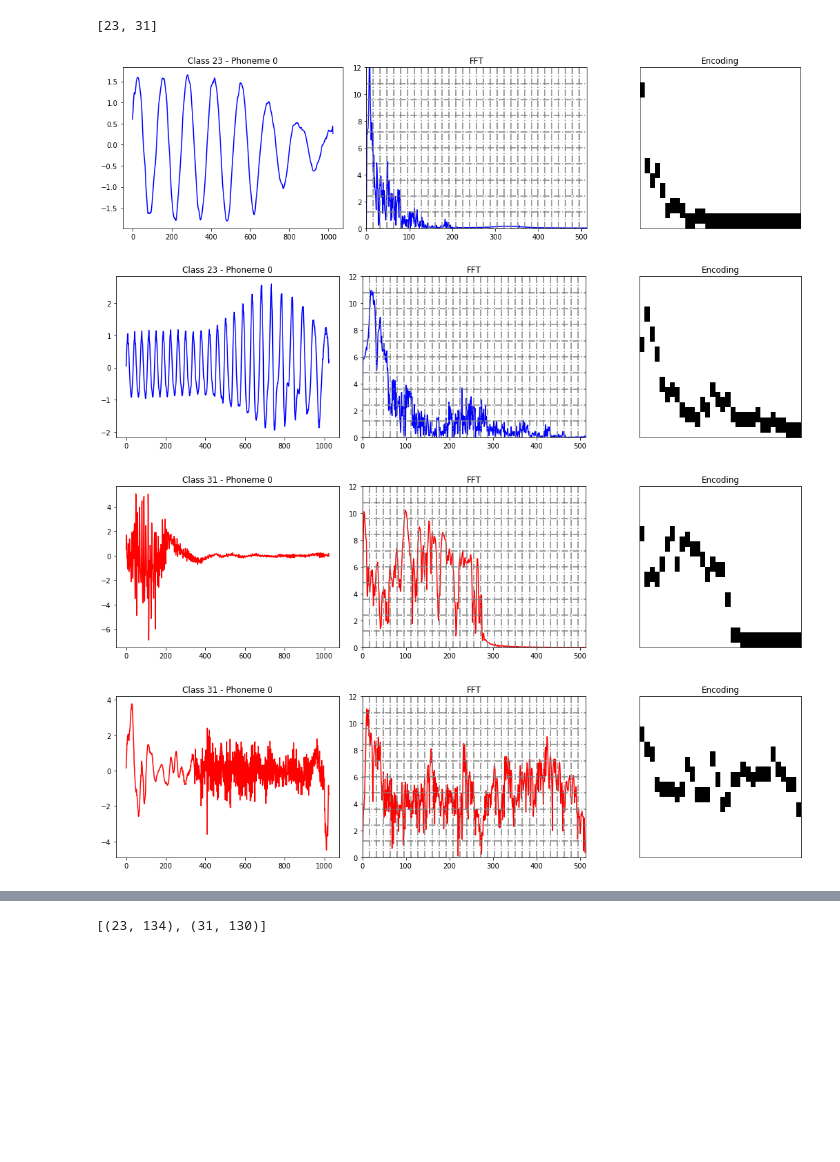
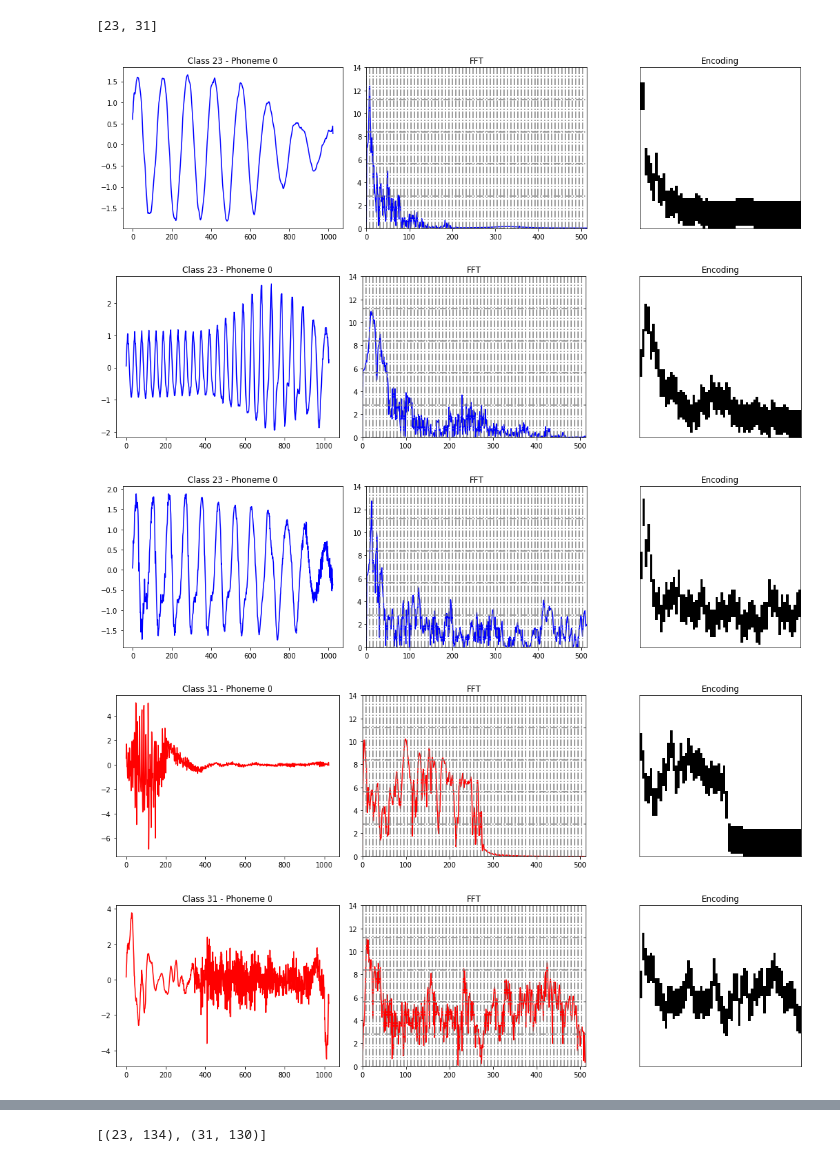
Before and after one commit to marionleborgne/frequency-encoder, a Jupyter notebook: analysis.ipynb, the cells around one changed output, grey strips where cells are left out. Drawn from its saved outputs; the diff is of its cells as text; code cells hidden in the pictures; blank space fills up the shorter version.

Commit message:
fix plot_encodings args

```diff
--- a/analysis.ipynb
+++ b/analysis.ipynb
@@ -100,7 +100,7 @@ plt.xlim(0, max_freq)
 # %%
 from frequency_encoder import getFreqs, pprint
 
-def plot_encoding(inputData, encoding, title, color=None):
+def plot_encoding(inputData, encoding, minval, maxval, title, color=None):
     if color is None: color = 'b'
 
     # Raw data
@@ -205,8 +205,10 @@ from frequency_encoder import FrequencyEncoder, pprint
 numFrequencyBins = 32
 freqBinN = 32
 freqBinW = 1
+minval = 0.0
+maxval = 14.0
 
-phonemeEncoder = FrequencyEncoder(numFrequencyBins, freqBinN, freqBinW)
+phonemeEncoder = FrequencyEncoder(numFrequencyBins, freqBinN, freqBinW, minval, maxval)
 # %%
 label = good_labels[0]
 ts_idx = 0
@@ -218,5 +220,5 @@ chunk_w = len(phoneme)/ n_chunks
 for i in range(n_chunks):
     inputData = phoneme[i*chunk_w:(i+1)*chunk_w]
     encoding = phonemeEncoder.encode(inputData)
-    plot_encoding(inputData, encoding, title)
+    plot_encoding(inputData, encoding, minval, maxval, title)
 # %% [output]
@@ -230,5 +232,5 @@ chunk_w = len(phoneme)/ n_chunks
 for i in range(n_chunks):
     inputData = phoneme[i*chunk_w:(i+1)*chunk_w]
     encoding = phonemeEncoder.encode(inputData)
-    plot_encoding(inputData, encoding, title)
+    plot_encoding(inputData, encoding, minval, maxval, title)
 # %% [output]
@@ -243,31 +245,34 @@ print good_labels
 # %%
 from frequency_encoder import FrequencyEncoder, pprint
 
-numFrequencyBins = 32
-freqBinN = 32
-freqBinW = 3
+numFrequencyBins = 64
+freqBinN = 64
+freqBinW = 11
+minval = 0.0
+maxval = 14.0
 
-encoder = FrequencyEncoder(numFrequencyBins, freqBinN, freqBinW)
+encoder = FrequencyEncoder(numFrequencyBins, freqBinN, freqBinW, minval, maxval)
 
 n_chunks = 1
-n_phonemes = 2
+n_phonemes = 3
 offset = 0
 
 phoneme_length = len(df.columns) - 1
 chunk_w = phoneme_length / n_chunks
 colors = ['b', 'r', 'g']
 for label in good_labels:
     for phoneme_idx in range(len(df))[offset:offset+n_phonemes]:
         phoneme = df[df.label==label].iloc[phoneme_idx,1:].values
         for i in range(n_chunks):
             d = phoneme[i*chunk_w:(i+1)*chunk_w]
             encoding = encoder.encode(d)
             title = 'Class %s - Phoneme %s' % (label, ts_idx)
             label_idx = good_labels.index(label)
             color = colors[label_idx]
-            plot_encoding(d, encoding, title, color)
+            plot_encoding(d, encoding, minval, maxval, title, color)
 # %% [output]
-[figure, old version]
+[figure, new version]
-[figure, old version]
+[figure, new version]
-[figure, old version]
+[figure, new version]
-[figure, old version]
+[figure, new version]
+[figure, added]
```
Also changed, not shown: parts of 6 cells of this notebook.
